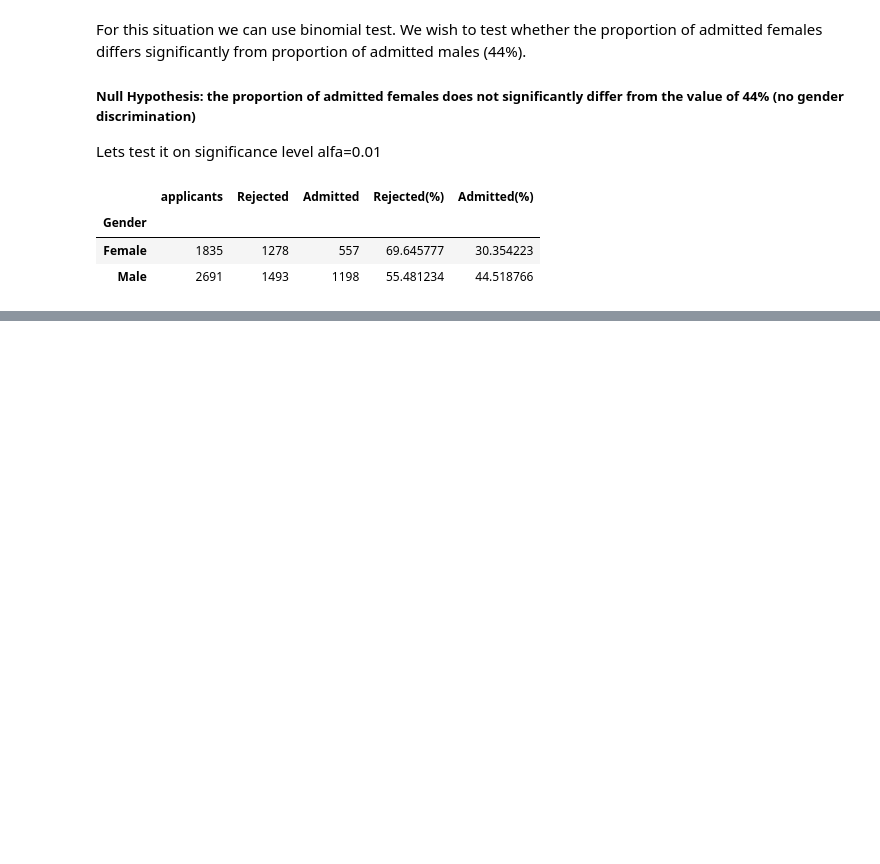
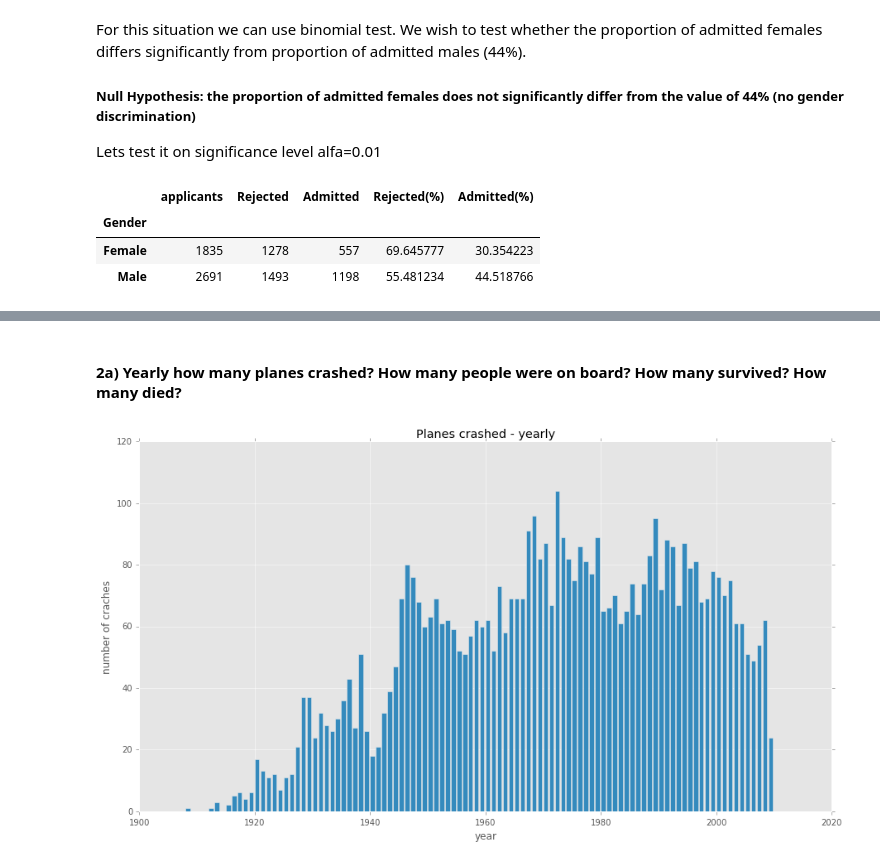
Before and after one commit to Paliking/TC_tasks, a Jupyter notebook: recruitment_task.ipynb, the cells around one changed output, grey strips where cells are left out. Saved outputs shown, nothing was run; the diff lists cells and outputs as text; code cells hidden in the pictures; blank space fills up the shorter version.

```diff
--- a/recruitment_task.ipynb
+++ b/recruitment_task.ipynb
@@ -192,0 +232,3 @@ Do the same testing for each department.
+# %%
+df = pd.read_csv('inputs/Airplane_Crashes_Since_1908.csv')
+df.head()
@@ -192,0 +267,17 @@ Do the same testing for each department.
+# %%
+df['Date'] = pd.to_datetime(df['Date'])
+df.sort_values('Date', inplace=True)
+# %% [markdown]
+#### 2a) Yearly how many planes crashed? How many people were on board? How many survived? How many died?
+# %%
+df_yearly_count = df.groupby(df['Date'].dt.year).count()['Date']
+df_yearly_sum = df.groupby(df['Date'].dt.year).sum()
+# %%
+plt.figure(figsize=(15,8))
+plt.bar(df_yearly_count.index, df_yearly_count.values)
+plt.title('Planes crashed - yearly')
+plt.ylabel('number of craches')
+plt.xlabel('year')
+plt.show()
+# %% [output]
+[figure, added]
```
Also changed, not shown: parts of 35 cells of this notebook.
